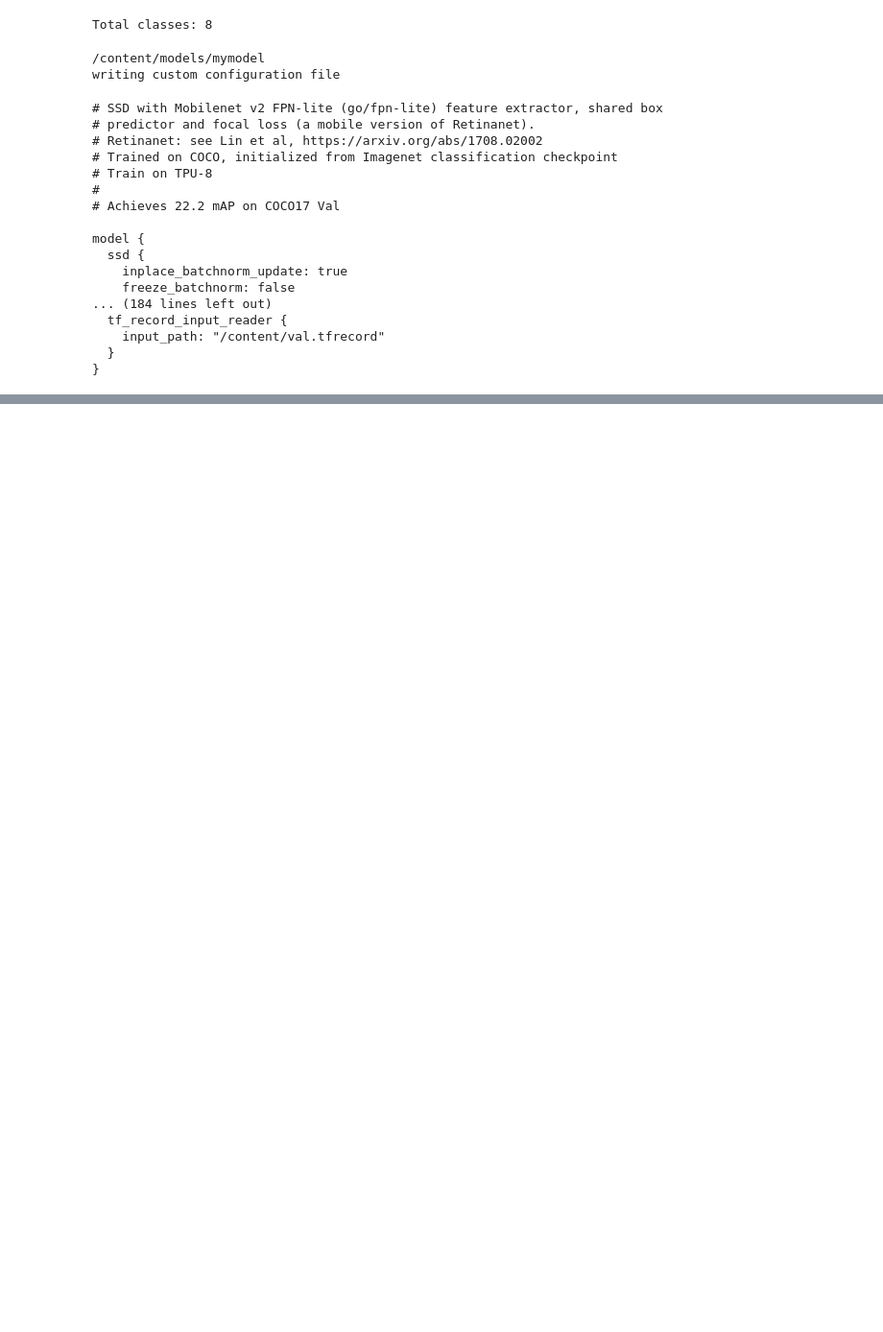
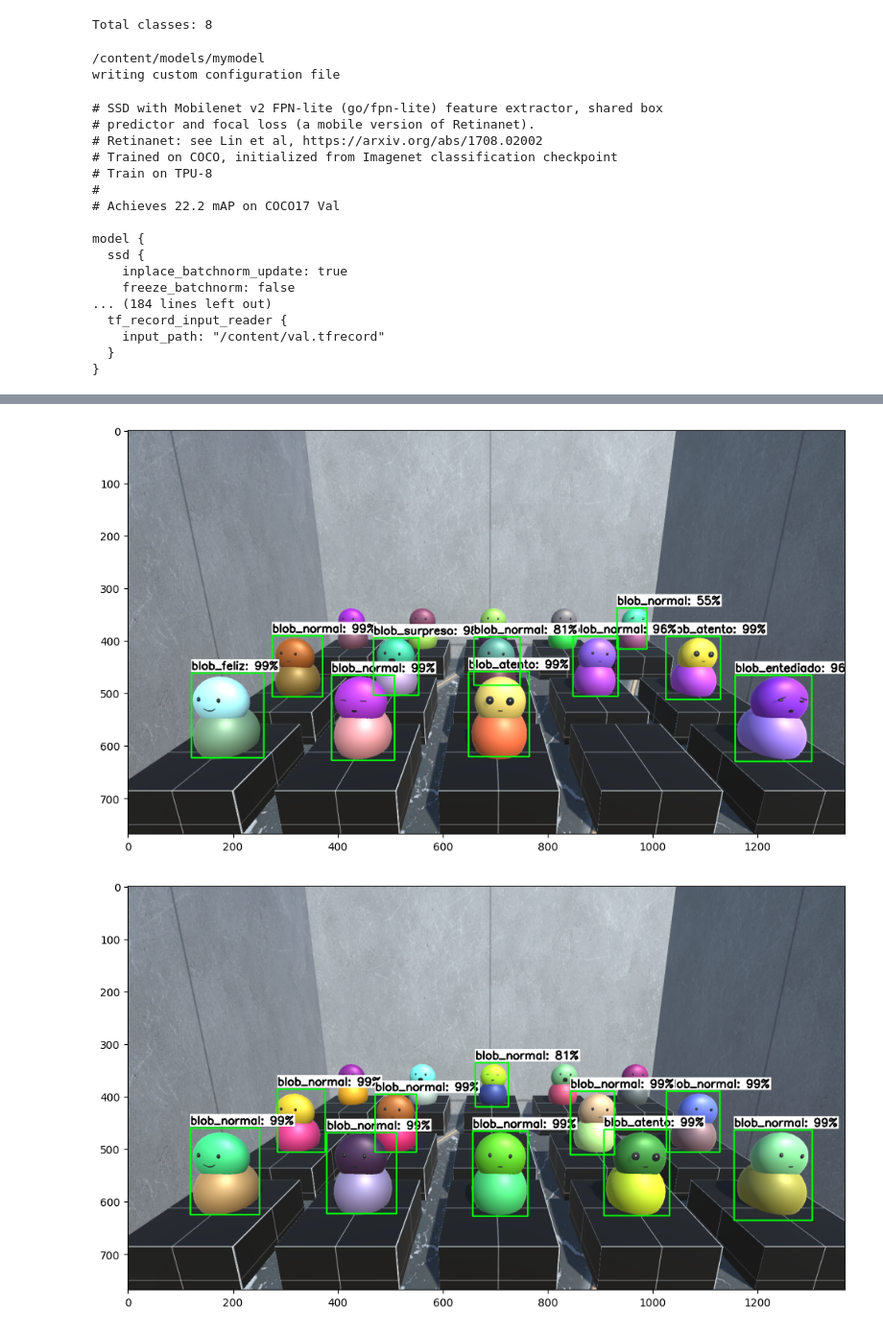
Before and after one commit to visagetrack-project/models, a Jupyter notebook: models.ipynb, the cells around one changed output, grey strips where cells are left out. Shown at 96% size. Cells and saved outputs as stored; diff of their text form; code cells hidden in the pictures; blank space fills up the shorter version.

```diff
--- a/models.ipynb
+++ b/models.ipynb
@@ -625,10 +542,13 @@ def tflite_detect_images(modelpath, imgpath, lblpath, min_conf=0.5, num_test_ima
 # %%
 # Set up variables for running user's model
 PATH_TO_IMAGES='/content/images/test'   # Path to test images folder
 PATH_TO_MODEL='/content/custom_model_lite/detect.tflite'   # Path to .tflite model file
 PATH_TO_LABELS='/content/labelmap.txt'   # Path to labelmap.txt file
 min_conf_threshold=0.5   # Confidence threshold (try changing this to 0.01 if you don't see any detection results)
-images_to_test = 10   # Number of images to run detection on
+images_to_test = 6   # Number of images to run detection on
 
 # Run inferencing function!
 tflite_detect_images(PATH_TO_MODEL, PATH_TO_IMAGES, PATH_TO_LABELS, min_conf_threshold, images_to_test)
+# %% [output]
+[figure, added]
+[figure, added]
```
Also changed, not shown: parts of 21 cells of this notebook.
